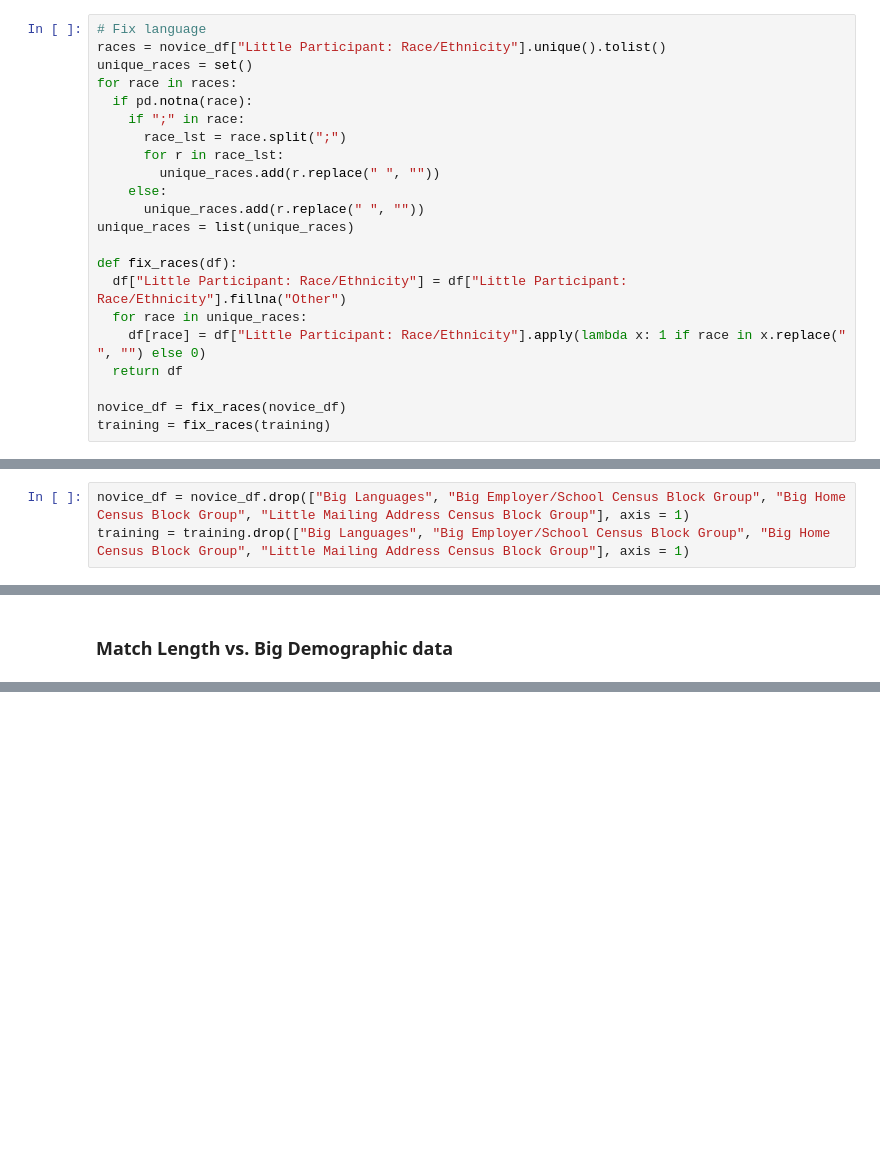
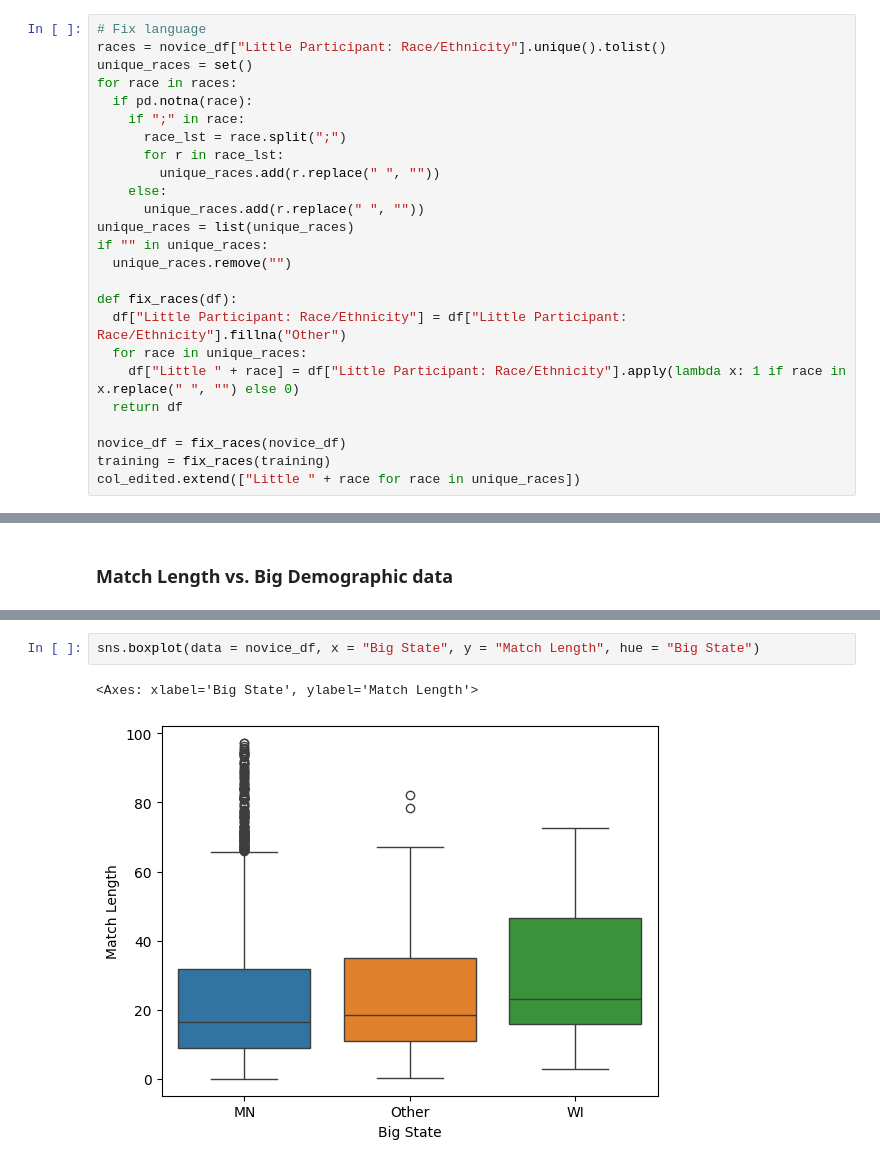
Before and after one commit to Al-Ashir-Intisar/minneMUDAC2025, a Jupyter notebook: MinneMUDAC2025_Anh.ipynb, the cells around one changed output, grey strips where cells are left out. Saved outputs shown, nothing was run; the diff lists cells and outputs as text; blank space fills up the shorter version.

```diff
--- a/MinneMUDAC2025_Anh.ipynb
+++ b/MinneMUDAC2025_Anh.ipynb
@@ -594,15 +609,18 @@ for race in races:
     else:
       unique_races.add(r.replace(" ", ""))
 unique_races = list(unique_races)
+if "" in unique_races:
+  unique_races.remove("")
 
 def fix_races(df):
   df["Little Participant: Race/Ethnicity"] = df["Little Participant: Race/Ethnicity"].fillna("Other")
   for race in unique_races:
-    df[race] = df["Little Participant: Race/Ethnicity"].apply(lambda x: 1 if race in x.replace(" ", "") else 0)
+    df["Little " + race] = df["Little Participant: Race/Ethnicity"].apply(lambda x: 1 if race in x.replace(" ", "") else 0)
   return df
 
 novice_df = fix_races(novice_df)
 training = fix_races(training)
+col_edited.extend(["Little " + race for race in unique_races])
 # %%
 # Code to fill for big county
 county_code = pd.read_csv("/content/drive/MyDrive/ZIP-COUNTY-FIPS_2017-06.csv")
@@ -806,3 +829,0 @@ training["Has Rationale for Match"] = training["Rationale for Match"] != "None"
-# %%
-novice_df = novice_df.drop(["Big Languages", "Big Employer/School Census Block Group", "Big Home Census Block Group", "Little Mailing Address Census Block Group"], axis = 1)
-training = training.drop(["Big Languages", "Big Employer/School Census Block Group", "Big Home Census Block Group", "Little Mailing Address Census Block Group"], axis = 1)
@@ -874 +918,6 @@ sns.lineplot(data = temp, x = "Quarter_Year", y = "Match Length")
+# %%
+sns.boxplot(data = novice_df, x = "Big State", y = "Match Length", hue = "Big State")
+# %% [output]
+<Axes: xlabel='Big State', ylabel='Match Length'>
+[figure, added]
 # %%
```
Also changed, not shown: parts of 32 cells of this notebook, 2 other files.
